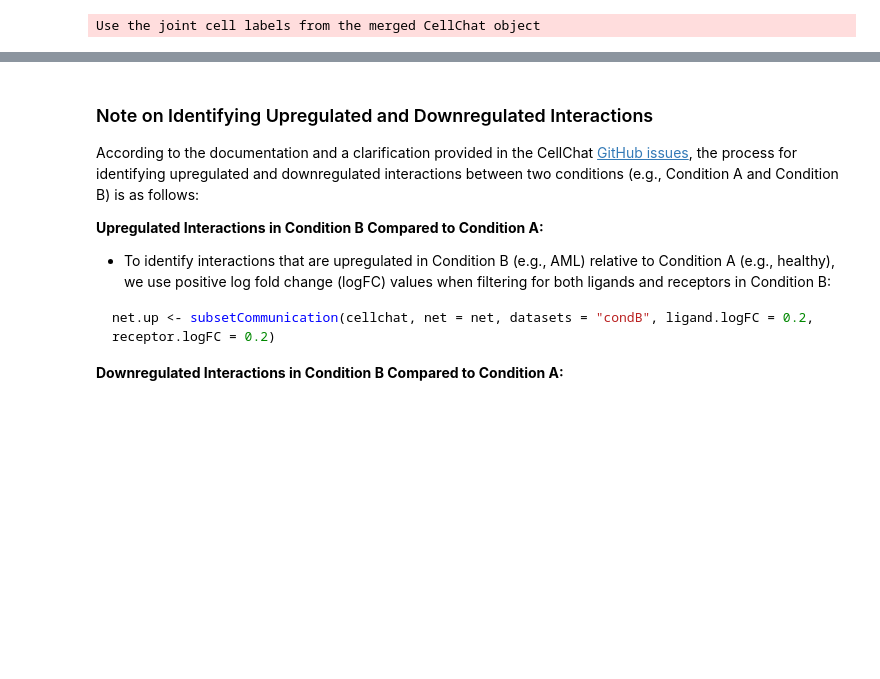
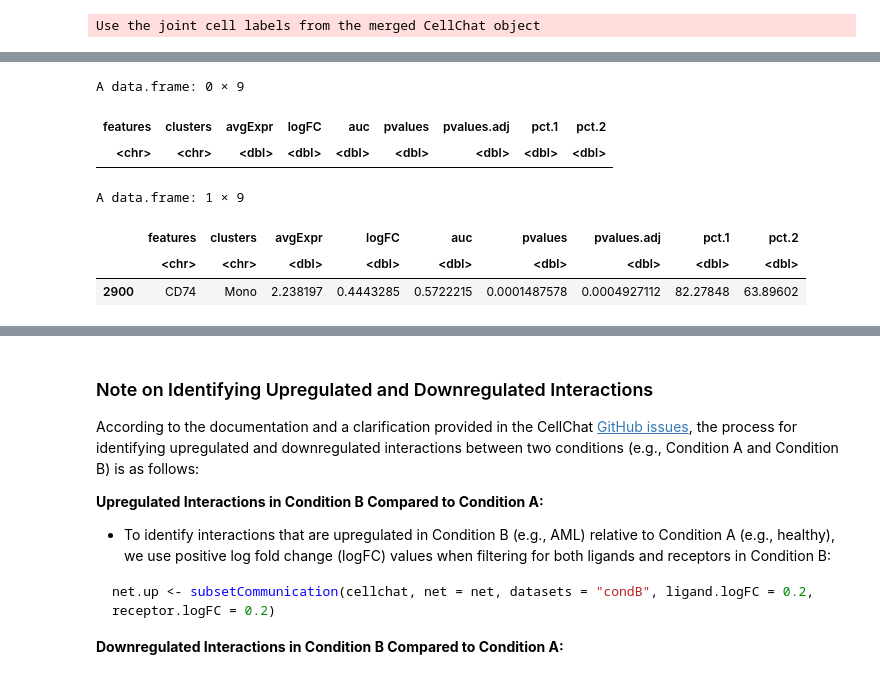
Before and after one commit to colomemaria/community-paper, a Jupyter notebook: src/method_comparison/compare_algorithms/prepare_data/run_CellChat/run_algorithm/run_CellChat_Lasry.ipynb, the cells around one changed output, grey strips where cells are left out. Cells and saved outputs as stored; diff of their text form; code cells hidden in the pictures; blank space fills up the shorter version.

```diff
--- a/src/method_comparison/compare_algorithms/prepare_data/run_CellChat/run_algorithm/run_CellChat_Lasry.ipynb
+++ b/src/method_comparison/compare_algorithms/prepare_data/run_CellChat/run_algorithm/run_CellChat_Lasry.ipynb
@@ -510,3 +524,16 @@ net <- netMappingDEG(cellchat.merged, features.name = features.name, variable.al
+# %%
+finfo_mono[finfo_mono$features == "MIF",]
+# %% [output]
+A data.frame: 0 × 9
+| features | clusters | avgExpr | logFC | auc | pvalues | pvalues.adj | pct.1 | pct.2 |
+| <chr> | <chr> | <dbl> | <dbl> | <dbl> | <dbl> | <dbl> | <dbl> | <dbl> |
+# %%
+finfo_mono[finfo_mono$features == "CD74",]
+# %% [output]
+A data.frame: 1 × 9
+|  | features | clusters | avgExpr | logFC | auc | pvalues | pvalues.adj | pct.1 | pct.2 |
+|  | <chr> | <chr> | <dbl> | <dbl> | <dbl> | <dbl> | <dbl> | <dbl> | <dbl> |
+| 2900 | CD74 | Mono | 2.238197 | 0.4443285 | 0.5722215 | 0.0001487578 | 0.0004927112 | 82.27848 | 63.89602 |
 # %%
 net_significant <- net %>%
   filter(ligand.pvalues < 0.1 | receptor.pvalues < 0.1)
```
Also changed, not shown: parts of 28 cells of this notebook, 16 other files.
